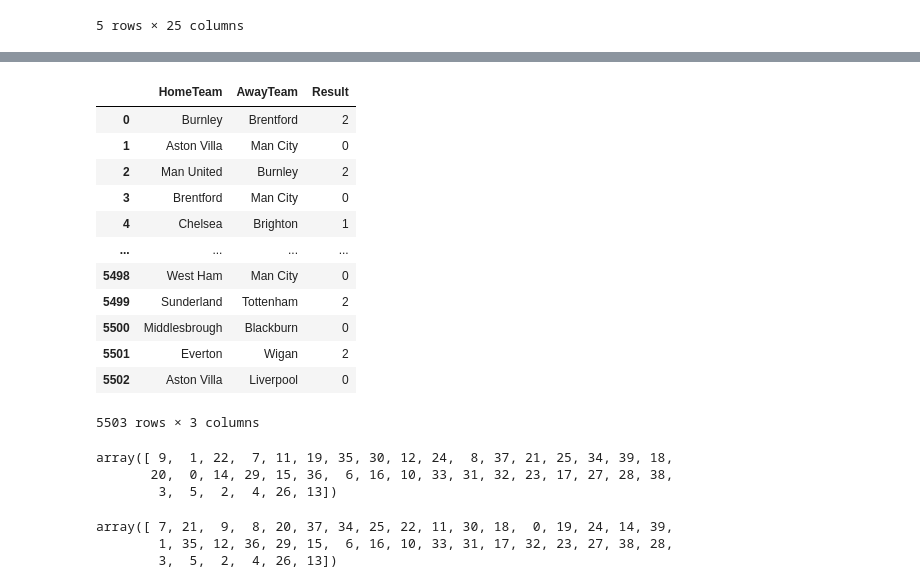
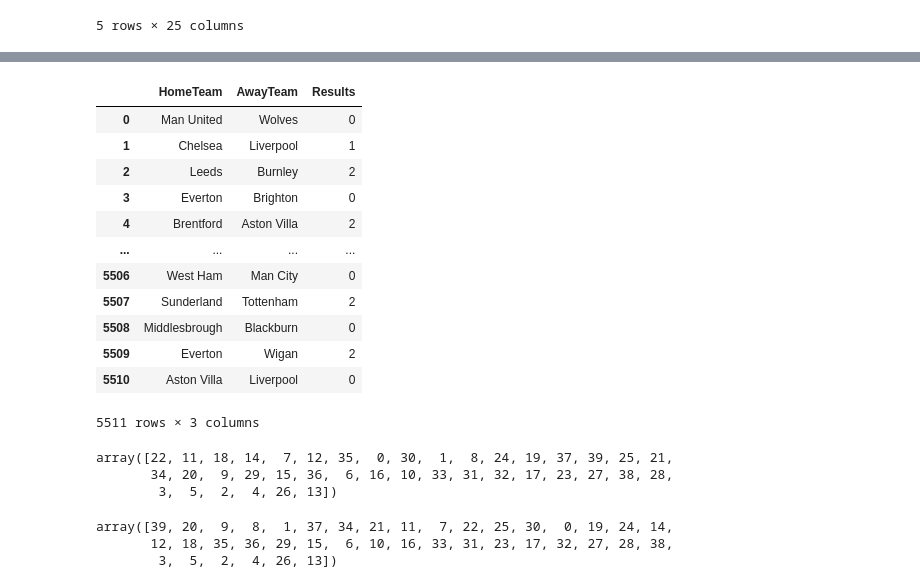
Before and after one commit to PgmNinja/game-prediction, a Jupyter notebook: game_analysis_ml.ipynb, the cells around one changed output, grey strips where cells are left out. Saved outputs shown, nothing was run; the diff lists cells and outputs as text; code cells hidden in the pictures.

Commit message:
Added task for loading data

```diff
--- a/game_analysis_ml.ipynb
+++ b/game_analysis_ml.ipynb
@@ -100,24 +100,24 @@ data.head()
 5 rows × 27 columns
 # %%
-dataset_temp = data.drop(data.iloc[:,6:-1],axis=1)
-dataset_temp.head()
-dataset = dataset_temp.drop(data.iloc[:,:3],axis=1)
-dataset.drop('FTHG', inplace=True, axis=1)
+dataset = pd.DataFrame((data['HomeTeam'][i] for i in range(data.shape[0])), columns=['HomeTeam'])
+dataset['AwayTeam'] = data['AwayTeam']
+dataset['Results'] = data['Result']
+
 dataset
 # %% [output]
-|  | HomeTeam | AwayTeam | Result |
-| 0 | Burnley | Brentford | 2 |
-| 1 | Aston Villa | Man City | 0 |
-| 2 | Man United | Burnley | 2 |
-| 3 | Brentford | Man City | 0 |
-| 4 | Chelsea | Brighton | 1 |
+|  | HomeTeam | AwayTeam | Results |
+| 0 | Man United | Wolves | 0 |
+| 1 | Chelsea | Liverpool | 1 |
+| 2 | Leeds | Burnley | 2 |
+| 3 | Everton | Brighton | 0 |
+| 4 | Brentford | Aston Villa | 2 |
 | ... | ... | ... | ... |
-| 5498 | West Ham | Man City | 0 |
-| 5499 | Sunderland | Tottenham | 2 |
-| 5500 | Middlesbrough | Blackburn | 0 |
-| 5501 | Everton | Wigan | 2 |
-| 5502 | Aston Villa | Liverpool | 0 |
+| 5506 | West Ham | Man City | 0 |
+| 5507 | Sunderland | Tottenham | 2 |
+| 5508 | Middlesbrough | Blackburn | 0 |
+| 5509 | Everton | Wigan | 2 |
+| 5510 | Aston Villa | Liverpool | 0 |
-5503 rows × 3 columns
+5511 rows × 3 columns
 # %%
 from sklearn.preprocessing import LabelEncoder
 from sklearn.preprocessing import StandardScaler
@@ -131,15 +131,15 @@ le_home_team = LabelEncoder()
 dataset['HomeTeam'] = le_home_team.fit_transform(dataset['HomeTeam'])
 dataset['HomeTeam'].unique()
 # %% [output]
-array([ 9,  1, 22,  7, 11, 19, 35, 30, 12, 24,  8, 37, 21, 25, 34, 39, 18,
-       20,  0, 14, 29, 15, 36,  6, 16, 10, 33, 31, 32, 23, 17, 27, 28, 38,
+array([22, 11, 18, 14,  7, 12, 35,  0, 30,  1,  8, 24, 19, 37, 39, 25, 21,
+       34, 20,  9, 29, 15, 36,  6, 16, 10, 33, 31, 32, 17, 23, 27, 38, 28,
         3,  5,  2,  4, 26, 13])
 # %%
 le_away_team = LabelEncoder()
 dataset['AwayTeam'] = le_away_team.fit_transform(dataset['AwayTeam'])
 dataset['AwayTeam'].unique()
 # %% [output]
-array([ 7, 21,  9,  8, 20, 37, 34, 25, 22, 11, 30, 18,  0, 19, 24, 14, 39,
-        1, 35, 12, 36, 29, 15,  6, 16, 10, 33, 31, 17, 32, 23, 27, 38, 28,
+array([39, 20,  9,  8,  1, 37, 34, 21, 11,  7, 22, 25, 30,  0, 19, 24, 14,
+       12, 18, 35, 36, 29, 15,  6, 10, 16, 33, 31, 23, 17, 32, 27, 28, 38,
         3,  5,  2,  4, 26, 13])
 # %%
```
Also changed, not shown: parts of 7 cells of this notebook, 7 other files.
